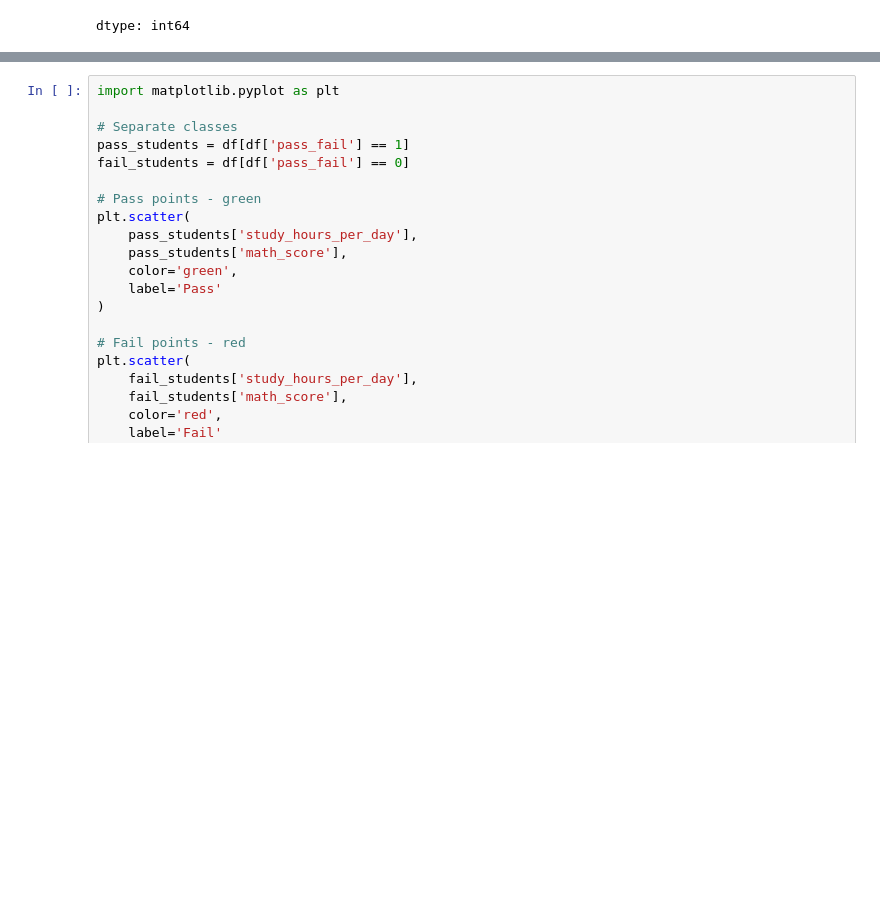
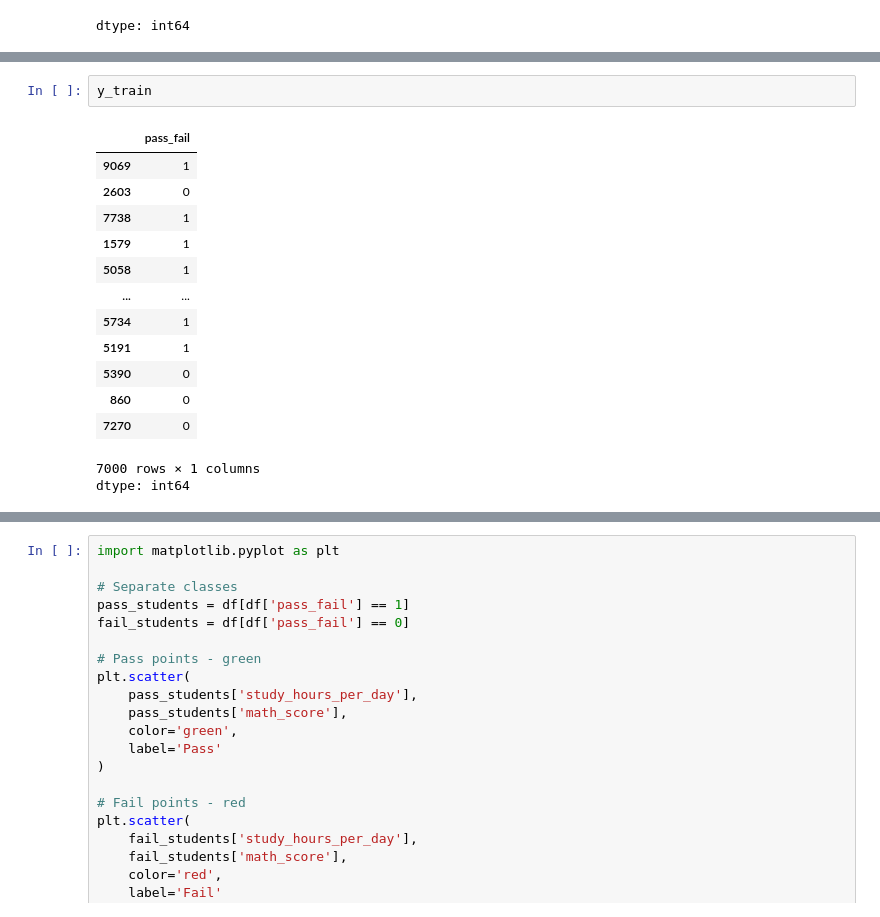
Before and after one commit to prameela-rani-patnaik/Student_Performance_Analysis., a Jupyter notebook: M1.ipynb, the cells around one changed output, grey strips where cells are left out. Cells and saved outputs as stored; diff of their text form; blank space fills up the shorter version.

```diff
--- a/M1.ipynb
+++ b/M1.ipynb
@@ -116,0 +153,17 @@ df['pass_fail'] = df['math_score'].apply(
+# %%
+y_train
+# %% [output]
+|  | pass_fail |
+| 9069 | 1 |
+| 2603 | 0 |
+| 7738 | 1 |
+| 1579 | 1 |
+| 5058 | 1 |
+| ... | ... |
+| 5734 | 1 |
+| 5191 | 1 |
+| 5390 | 0 |
+| 860 | 0 |
+| 7270 | 0 |
+7000 rows × 1 columns
+dtype: int64
```
Also changed, not shown: parts of 29 cells of this notebook.
